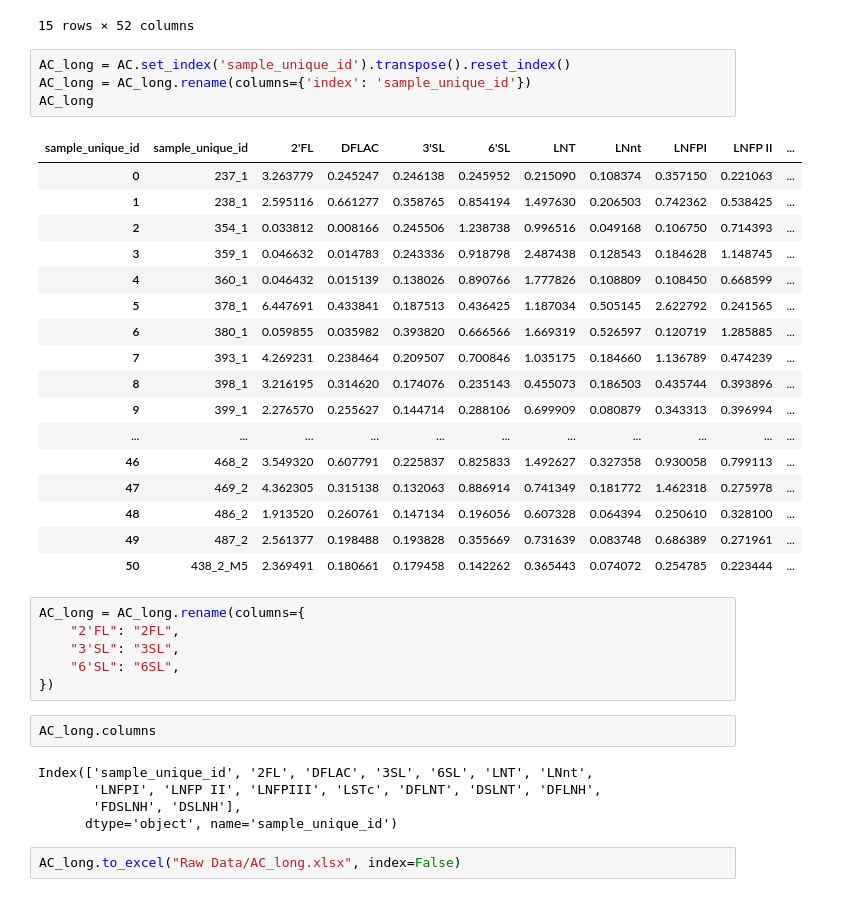
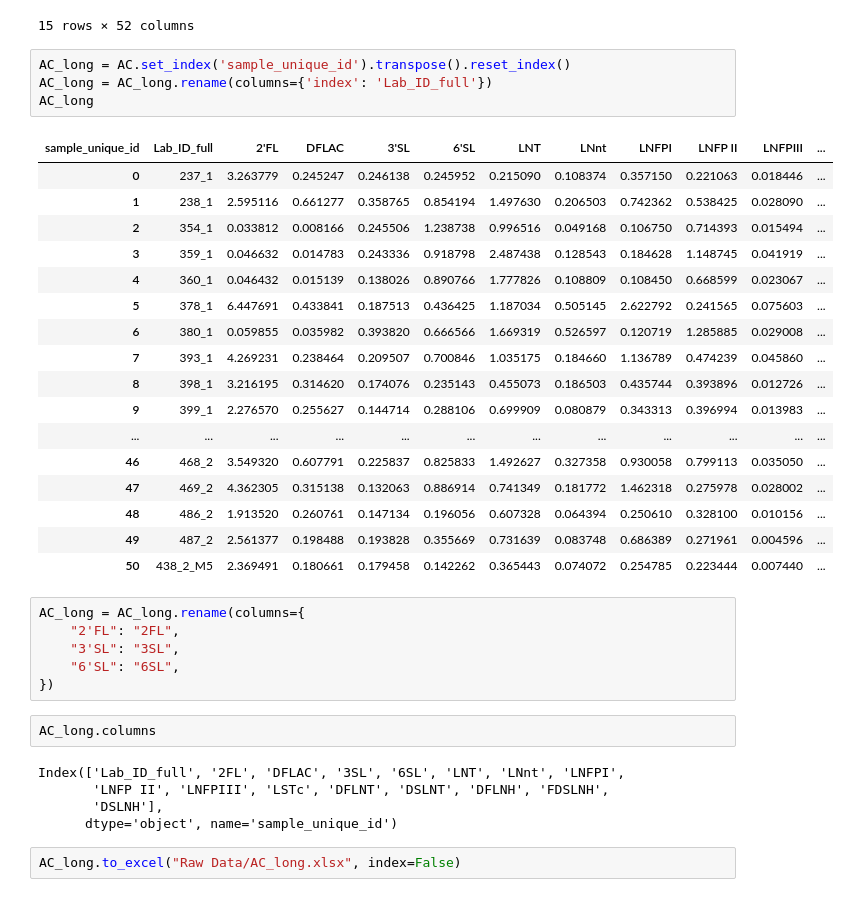
Before and after one commit to spann-pediatrics/NeoBank, a Jupyter notebook: linked_data.ipynb, the cells around one changed output. Saved outputs shown, nothing was run; the diff lists cells and outputs as text.

```diff
--- a/linked_data.ipynb
+++ b/linked_data.ipynb
@@ -194,26 +194,26 @@ AC
 15 rows × 52 columns
 # %%
 AC_long = AC.set_index('sample_unique_id').transpose().reset_index()
-AC_long = AC_long.rename(columns={'index': 'sample_unique_id'})
+AC_long = AC_long.rename(columns={'index': 'Lab_ID_full'})
 AC_long
 # %% [output]
-| sample_unique_id | sample_unique_id | 2'FL | DFLAC | 3'SL | 6'SL | LNT | LNnt | LNFPI | LNFP II | ... |
-| 0 | 237_1 | 3.263779 | 0.245247 | 0.246138 | 0.245952 | 0.215090 | 0.108374 | 0.357150 | 0.221063 | ... |
-| 1 | 238_1 | 2.595116 | 0.661277 | 0.358765 | 0.854194 | 1.497630 | 0.206503 | 0.742362 | 0.538425 | ... |
-| 2 | 354_1 | 0.033812 | 0.008166 | 0.245506 | 1.238738 | 0.996516 | 0.049168 | 0.106750 | 0.714393 | ... |
-| 3 | 359_1 | 0.046632 | 0.014783 | 0.243336 | 0.918798 | 2.487438 | 0.128543 | 0.184628 | 1.148745 | ... |
-| 4 | 360_1 | 0.046432 | 0.015139 | 0.138026 | 0.890766 | 1.777826 | 0.108809 | 0.108450 | 0.668599 | ... |
-| 5 | 378_1 | 6.447691 | 0.433841 | 0.187513 | 0.436425 | 1.187034 | 0.505145 | 2.622792 | 0.241565 | ... |
-| 6 | 380_1 | 0.059855 | 0.035982 | 0.393820 | 0.666566 | 1.669319 | 0.526597 | 0.120719 | 1.285885 | ... |
-| 7 | 393_1 | 4.269231 | 0.238464 | 0.209507 | 0.700846 | 1.035175 | 0.184660 | 1.136789 | 0.474239 | ... |
-| 8 | 398_1 | 3.216195 | 0.314620 | 0.174076 | 0.235143 | 0.455073 | 0.186503 | 0.435744 | 0.393896 | ... |
-| 9 | 399_1 | 2.276570 | 0.255627 | 0.144714 | 0.288106 | 0.699909 | 0.080879 | 0.343313 | 0.396994 | ... |
-| ... | ... | ... | ... | ... | ... | ... | ... | ... | ... | ... |
-| 46 | 468_2 | 3.549320 | 0.607791 | 0.225837 | 0.825833 | 1.492627 | 0.327358 | 0.930058 | 0.799113 | ... |
-| 47 | 469_2 | 4.362305 | 0.315138 | 0.132063 | 0.886914 | 0.741349 | 0.181772 | 1.462318 | 0.275978 | ... |
-| 48 | 486_2 | 1.913520 | 0.260761 | 0.147134 | 0.196056 | 0.607328 | 0.064394 | 0.250610 | 0.328100 | ... |
-| 49 | 487_2 | 2.561377 | 0.198488 | 0.193828 | 0.355669 | 0.731639 | 0.083748 | 0.686389 | 0.271961 | ... |
-| 50 | 438_2_M5 | 2.369491 | 0.180661 | 0.179458 | 0.142262 | 0.365443 | 0.074072 | 0.254785 | 0.223444 | ... |
+| sample_unique_id | Lab_ID_full | 2'FL | DFLAC | 3'SL | 6'SL | LNT | LNnt | LNFPI | LNFP II | LNFPIII | ... |
+| 0 | 237_1 | 3.263779 | 0.245247 | 0.246138 | 0.245952 | 0.215090 | 0.108374 | 0.357150 | 0.221063 | 0.018446 | ... |
+| 1 | 238_1 | 2.595116 | 0.661277 | 0.358765 | 0.854194 | 1.497630 | 0.206503 | 0.742362 | 0.538425 | 0.028090 | ... |
+| 2 | 354_1 | 0.033812 | 0.008166 | 0.245506 | 1.238738 | 0.996516 | 0.049168 | 0.106750 | 0.714393 | 0.015494 | ... |
+| 3 | 359_1 | 0.046632 | 0.014783 | 0.243336 | 0.918798 | 2.487438 | 0.128543 | 0.184628 | 1.148745 | 0.041919 | ... |
+| 4 | 360_1 | 0.046432 | 0.015139 | 0.138026 | 0.890766 | 1.777826 | 0.108809 | 0.108450 | 0.668599 | 0.023067 | ... |
+| 5 | 378_1 | 6.447691 | 0.433841 | 0.187513 | 0.436425 | 1.187034 | 0.505145 | 2.622792 | 0.241565 | 0.075603 | ... |
+| 6 | 380_1 | 0.059855 | 0.035982 | 0.393820 | 0.666566 | 1.669319 | 0.526597 | 0.120719 | 1.285885 | 0.029008 | ... |
+| 7 | 393_1 | 4.269231 | 0.238464 | 0.209507 | 0.700846 | 1.035175 | 0.184660 | 1.136789 | 0.474239 | 0.045860 | ... |
+| 8 | 398_1 | 3.216195 | 0.314620 | 0.174076 | 0.235143 | 0.455073 | 0.186503 | 0.435744 | 0.393896 | 0.012726 | ... |
+| 9 | 399_1 | 2.276570 | 0.255627 | 0.144714 | 0.288106 | 0.699909 | 0.080879 | 0.343313 | 0.396994 | 0.013983 | ... |
+| ... | ... | ... | ... | ... | ... | ... | ... | ... | ... | ... | ... |
+| 46 | 468_2 | 3.549320 | 0.607791 | 0.225837 | 0.825833 | 1.492627 | 0.327358 | 0.930058 | 0.799113 | 0.035050 | ... |
+| 47 | 469_2 | 4.362305 | 0.315138 | 0.132063 | 0.886914 | 0.741349 | 0.181772 | 1.462318 | 0.275978 | 0.028002 | ... |
+| 48 | 486_2 | 1.913520 | 0.260761 | 0.147134 | 0.196056 | 0.607328 | 0.064394 | 0.250610 | 0.328100 | 0.010156 | ... |
+| 49 | 487_2 | 2.561377 | 0.198488 | 0.193828 | 0.355669 | 0.731639 | 0.083748 | 0.686389 | 0.271961 | 0.004596 | ... |
+| 50 | 438_2_M5 | 2.369491 | 0.180661 | 0.179458 | 0.142262 | 0.365443 | 0.074072 | 0.254785 | 0.223444 | 0.007440 | ... |
 # %%
 AC_long = AC_long.rename(columns={
     "2'FL": "2FL",
@@ -223,9 +223,9 @@ AC_long = AC_long.rename(columns={
 # %%
 AC_long.columns
 # %% [output]
-Index(['sample_unique_id', '2FL', 'DFLAC', '3SL', '6SL', 'LNT', 'LNnt',
-       'LNFPI', 'LNFP II', 'LNFPIII', 'LSTc', 'DFLNT', 'DSLNT', 'DFLNH',
-       'FDSLNH', 'DSLNH'],
+Index(['Lab_ID_full', '2FL', 'DFLAC', '3SL', '6SL', 'LNT', 'LNnt', 'LNFPI',
+       'LNFP II', 'LNFPIII', 'LSTc', 'DFLNT', 'DSLNT', 'DFLNH', 'FDSLNH',
+       'DSLNH'],
       dtype='object', name='sample_unique_id')
 # %%
 AC_long.to_excel("Raw Data/AC_long.xlsx", index=False)
```
Also changed, not shown: parts of 14 cells of this notebook, 11 other files.
